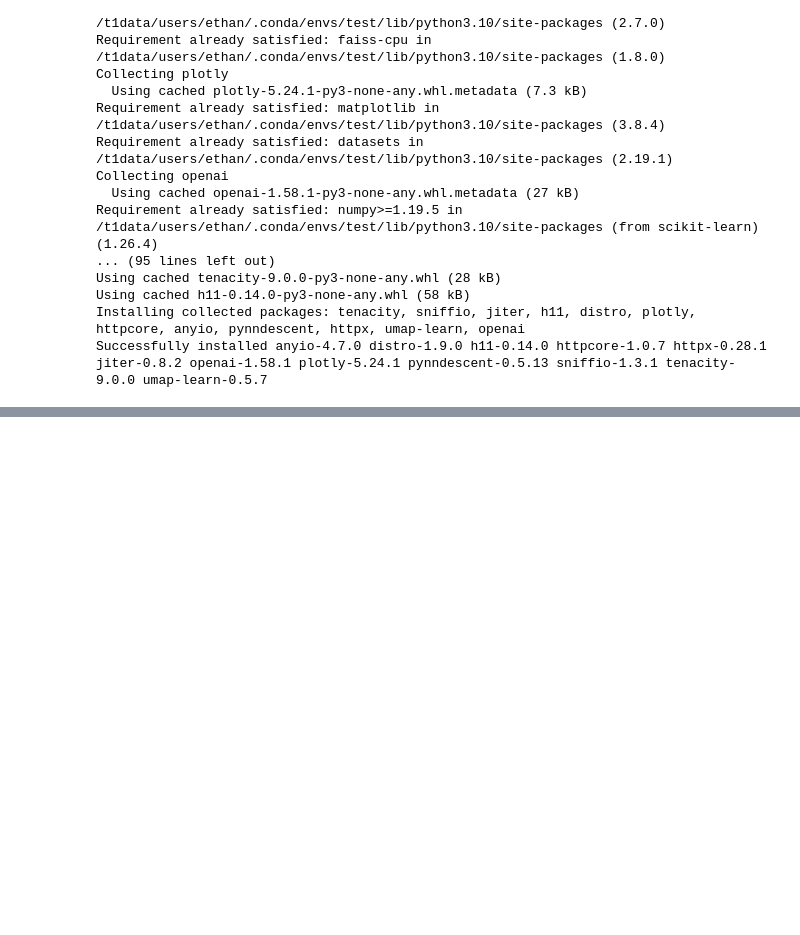
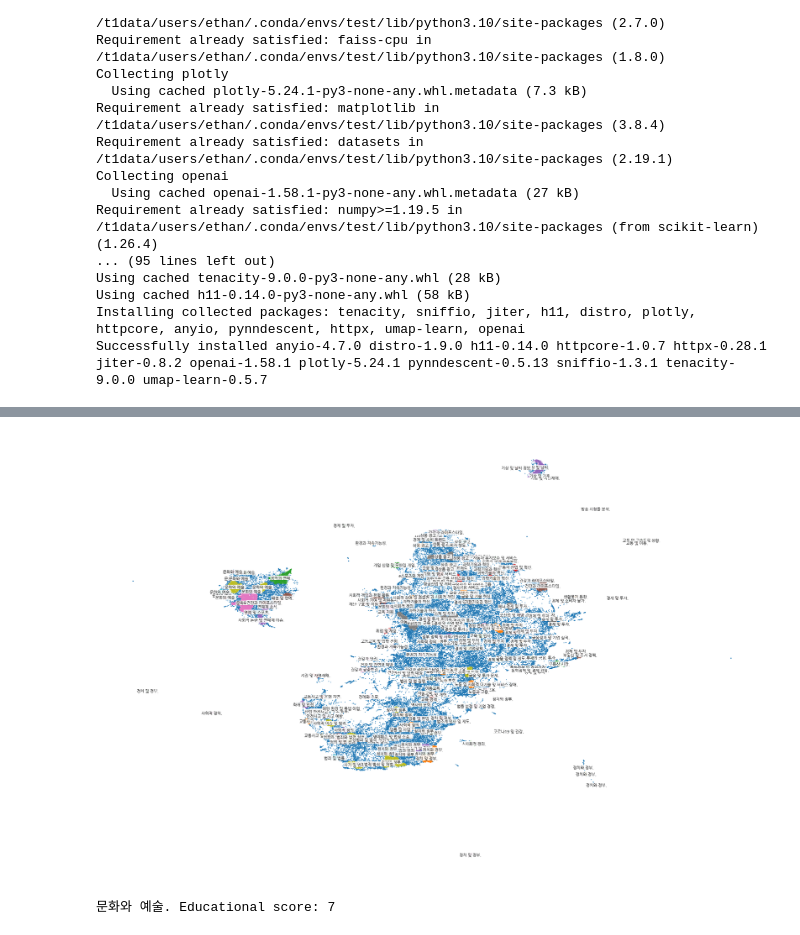
Before and after one commit to HyunHo99/vis_document_cluster, a Jupyter notebook: vis_document_cluster.ipynb, the cells around one changed output, grey strips where cells are left out. Cells and saved outputs as stored; diff of their text form; code cells hidden in the pictures; blank space fills up the shorter version.

Commit message:
update sample & output

```diff
--- a/vis_document_cluster.ipynb
+++ b/vis_document_cluster.ipynb
@@ -58,10 +94,18 @@ NameError: name 'glob' is not defined
-# %%
-output_jsonl_path = "./output.jsonl"
-import json
-for i in range(len(cc.texts)):
-    label = cc.cluster_labels[[i]][0]
-    category = cc.cluster_summaries[label]
-    if category is not None and "None" not in category:
-        category = category.split(". ")[0].strip()
-        with open(output_jsonl_path, "a") as f:
-            f.write(json.dumps({"examples": cc.texts[i], "category": category}) + "\n")
+# %%
+!apt-get update -qq
+!apt-get install fonts-nanum* -qq
+
+import matplotlib.font_manager as fm
+import warnings
+import matplotlib.pyplot as plt
+warnings.filterwarnings(action='ignore')
+
+path = '/usr/share/fonts/truetype/nanum/NanumGothic.ttf' # 나눔 고딕
+font_name = fm.FontProperties(fname=path, size=10).get_name() # 기본 폰트 사이즈 : 10
+plt.rc('font', family=font_name)
+fm._rebuild()
+# %%
+load_cluster = ClusterClassifier(embed_model_name="BM-K/KoSimCSE-roberta-multitask", embed_batch_size=512, embed_device="cuda", topic_mode="single_topic")
+load_cluster.load(f"./cluster_sample")
+load_cluster.show()
+# %% [output]
@@ -67,0 +114,8 @@ for i in range(len(cc.texts)):
+[figure, added]
+# %%
+some_texts = "김경식씨는 돈키호테의 엮은이이다."
+
+cluster_labels, embengs = load_cluster.infer([some_texts], top_k=1)
+print(load_cluster.cluster_summaries[cluster_labels[0]])
+# %% [output]
+문화와 예술. Educational score: 7
```
Also changed, not shown: parts of 3 cells of this notebook, 2 other files.
